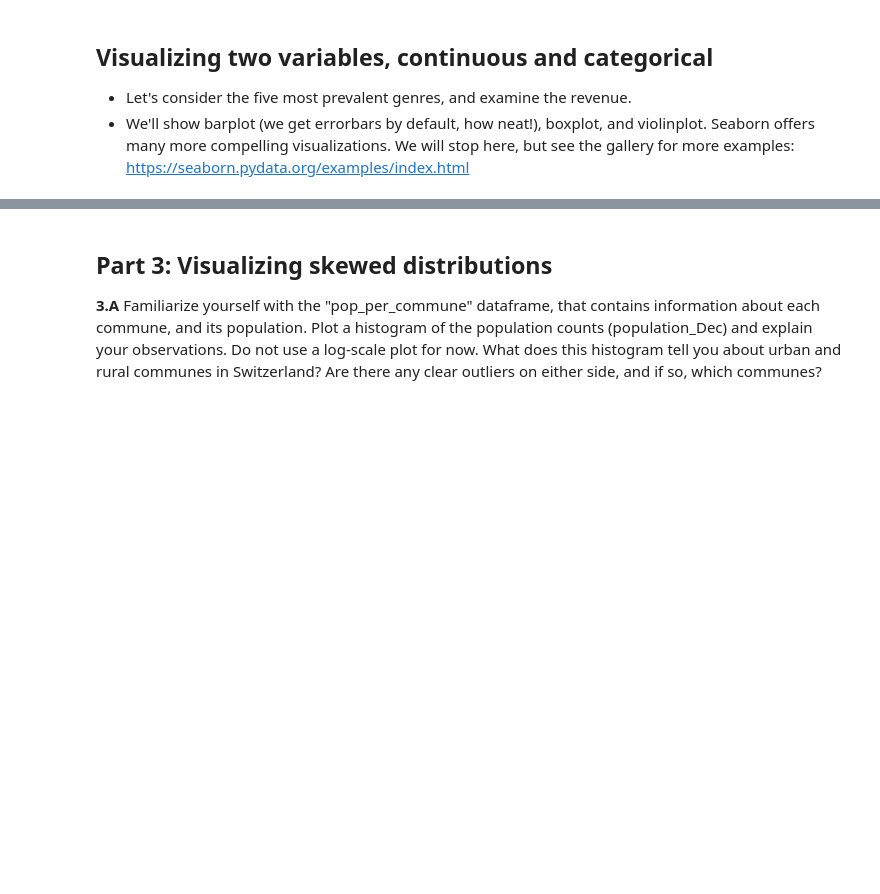
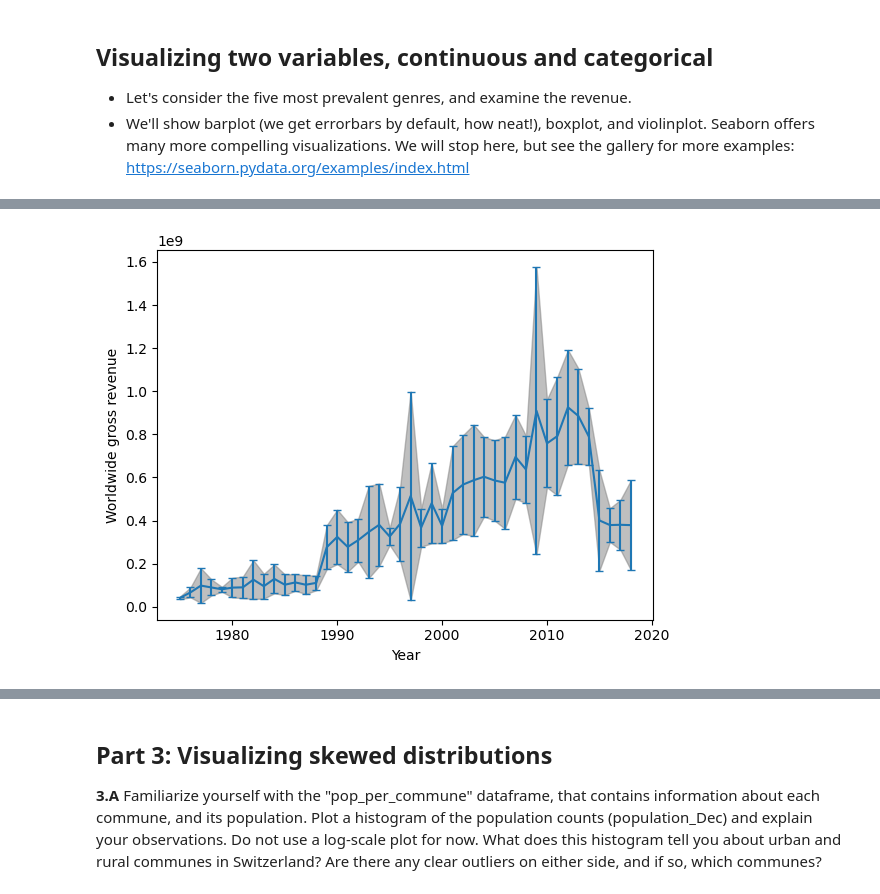
Before and after one commit to laurine-sg/2024, a Jupyter notebook: Exercises/02 - Data viz and data from the web/Becoming a DataVizard exercise.ipynb, the cells around one changed output, grey strips where cells are left out. Cells and saved outputs as stored; diff of their text form; code cells hidden in the pictures; blank space fills up the shorter version.

```diff
--- a/Exercises/02 - Data viz and data from the web/Becoming a DataVizard exercise.ipynb
+++ b/Exercises/02 - Data viz and data from the web/Becoming a DataVizard exercise.ipynb
@@ -183,2 +197,4 @@ In the next three excercises, you are provided with descriptions and rough sketc
 # %%
 # Calculate yearly stats across movies here
+by_year = movies.groupby('year')['worldwide_gross'].agg(['mean','std'])
+by_year.head()
@@ -191,3 +209,13 @@ In the next three excercises, you are provided with descriptions and rough sketc
+# %%
+# Write your code to make plot with errorbars here
+plt.errorbar(by_year.index, by_year['mean'], yerr=by_year['std'], capsize=3)
+plt.xlabel('Year')
+plt.ylabel('Worldwide gross revenue')
+plt.fill_between(by_year.index, by_year['mean'] - by_year['std'],
+                 by_year['mean'] + by_year['std'], alpha = 0.5, color = 'gray')
+plt.show()
+# %% [output]
+[figure, added]
 # %% [markdown]
 ## 2.2 Creating panels
 
```
Also changed, not shown: parts of 30 cells of this notebook, 2 other files.
